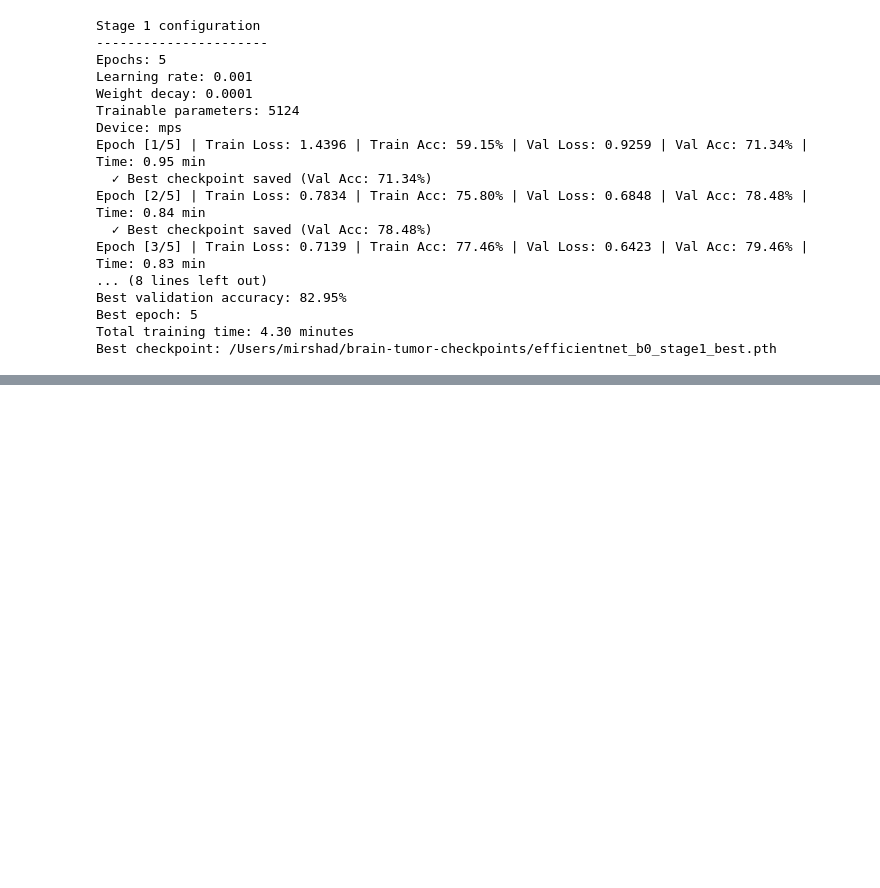
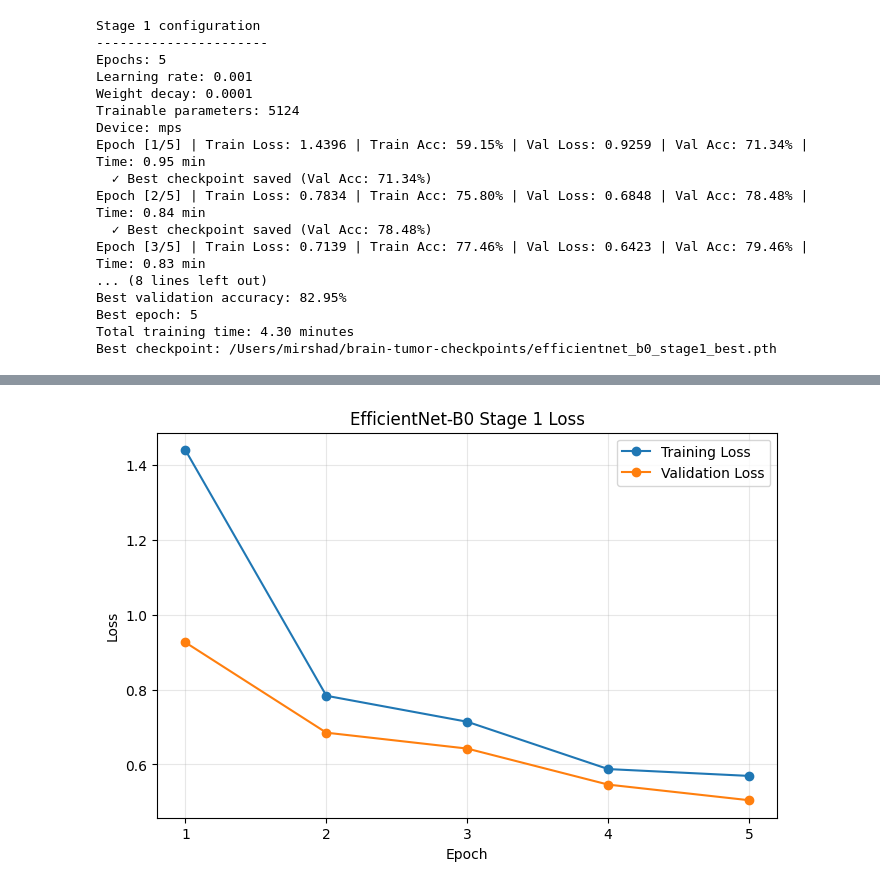
Before and after one commit to mirshadahamed/brain-tumor-mri-classification, a Jupyter notebook: brain-tumor-vit/notebooks/efficientnet_b0_training.ipynb, the cells around one changed output, grey strips where cells are left out. Drawn from its saved outputs; the diff is of its cells as text; code cells hidden in the pictures; blank space fills up the shorter version.

Commit message:
Add EfficientNet-B0 Stage 1 results and learning curves

```diff
--- a/brain-tumor-vit/notebooks/efficientnet_b0_training.ipynb
+++ b/brain-tumor-vit/notebooks/efficientnet_b0_training.ipynb
@@ -397,0 +436,28 @@ Best checkpoint: /Users/mirshad/brain-tumor-checkpoints/efficientnet_b0_stage1_b
+# %%
+# Stage 1 Loss Curve
+
+plt.figure(figsize=(8, 5))
+
+plt.plot(
+    epochs,
+    train_loss,
+    marker="o",
+    label="Training Loss"
+)
+
+plt.plot(
+    epochs,
+    val_loss,
+    marker="o",
+    label="Validation Loss"
+)
+
+plt.xlabel("Epoch")
+plt.ylabel("Loss")
+plt.title("EfficientNet-B0 Stage 1 Loss")
+plt.xticks(list(epochs))
+plt.legend()
+plt.grid(True, alpha=0.3)
+plt.show()
+# %% [output]
+[figure, added]
```
Also changed, not shown: parts of 2 cells of this notebook.
